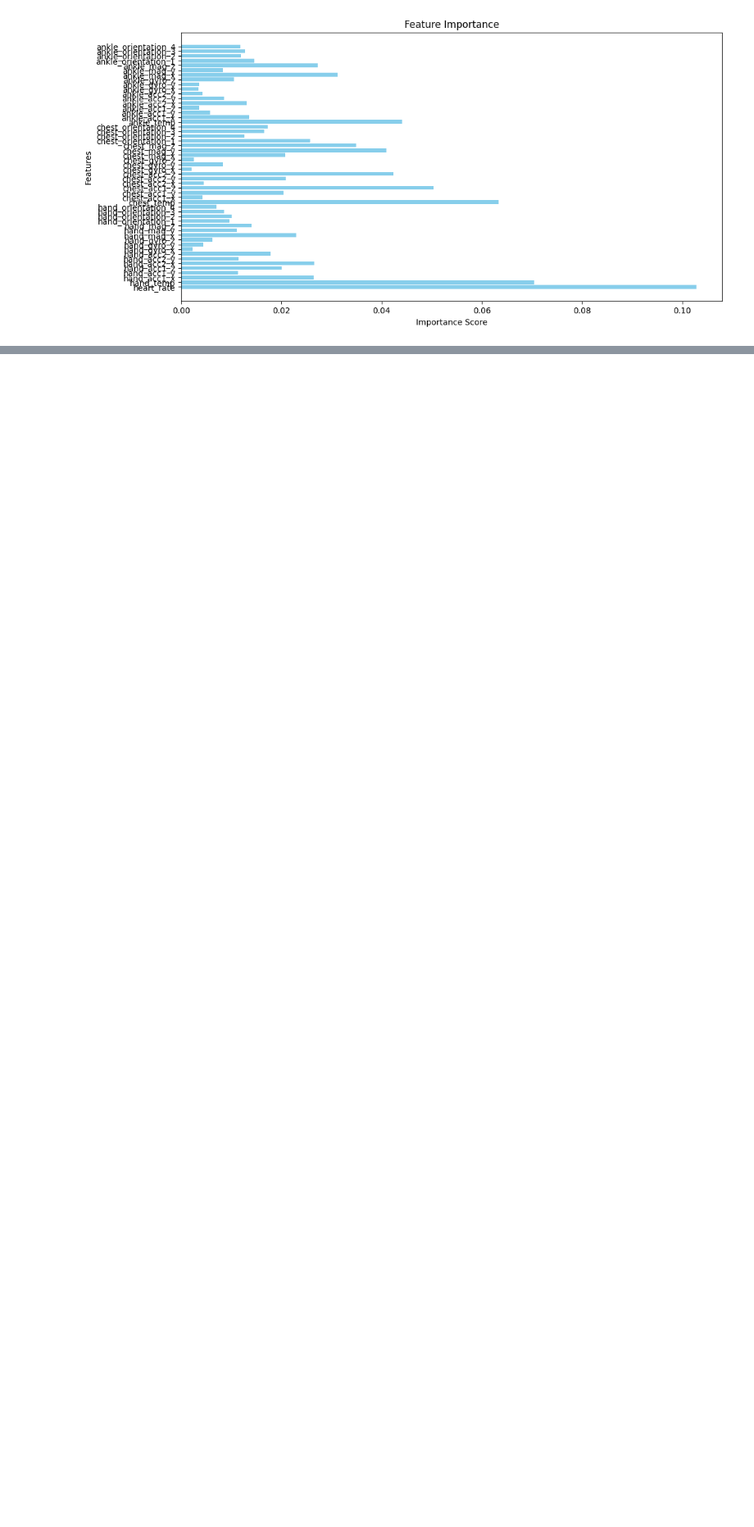
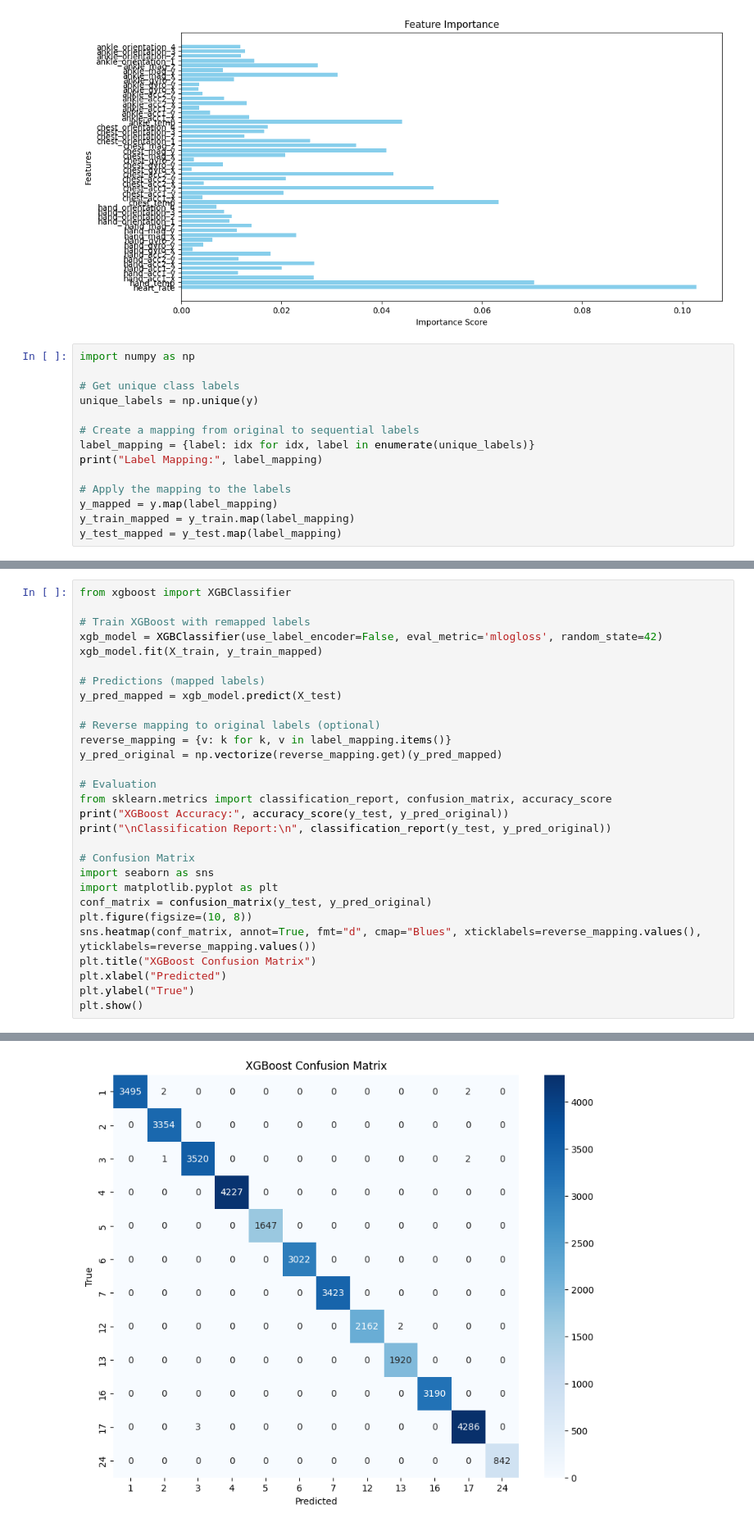
Before and after one commit to Balajinanda/Datascience-Project, a Jupyter notebook: Data_Science_Project.ipynb, the cells around one changed output, grey strips where cells are left out. Shown at 82% size. Drawn from its saved outputs; the diff is of its cells as text; blank space fills up the shorter version.

```diff
--- a/Data_Science_Project.ipynb
+++ b/Data_Science_Project.ipynb
@@ -563,3 +563,17 @@ plt.ylabel("Features")
 plt.show()
 # %% [output]
 [figure]
+# %%
+import numpy as np
+
+# Get unique class labels
+unique_labels = np.unique(y)
+
+# Create a mapping from original to sequential labels
+label_mapping = {label: idx for idx, label in enumerate(unique_labels)}
+print("Label Mapping:", label_mapping)
+
+# Apply the mapping to the labels
+y_mapped = y.map(label_mapping)
+y_train_mapped = y_train.map(label_mapping)
+y_test_mapped = y_test.map(label_mapping)
@@ -565,0 +582,30 @@ plt.show()
+# %%
+from xgboost import XGBClassifier
+
+# Train XGBoost with remapped labels
+xgb_model = XGBClassifier(use_label_encoder=False, eval_metric='mlogloss', random_state=42)
+xgb_model.fit(X_train, y_train_mapped)
+
+# Predictions (mapped labels)
+y_pred_mapped = xgb_model.predict(X_test)
+
+# Reverse mapping to original labels (optional)
+reverse_mapping = {v: k for k, v in label_mapping.items()}
+y_pred_original = np.vectorize(reverse_mapping.get)(y_pred_mapped)
+
+# Evaluation
+from sklearn.metrics import classification_report, confusion_matrix, accuracy_score
+print("XGBoost Accuracy:", accuracy_score(y_test, y_pred_original))
+print("\nClassification Report:\n", classification_report(y_test, y_pred_original))
+
+# Confusion Matrix
+import seaborn as sns
+import matplotlib.pyplot as plt
+conf_matrix = confusion_matrix(y_test, y_pred_original)
+plt.figure(figsize=(10, 8))
+sns.heatmap(conf_matrix, annot=True, fmt="d", cmap="Blues", xticklabels=reverse_mapping.values(), yticklabels=reverse_mapping.values())
+plt.title("XGBoost Confusion Matrix")
+plt.xlabel("Predicted")
+plt.ylabel("True")
+plt.show()
+# %% [output]
@@ -565,0 +632 @@ plt.show()
+[figure, added]
```
Also changed, not shown: parts of 9 cells of this notebook.
